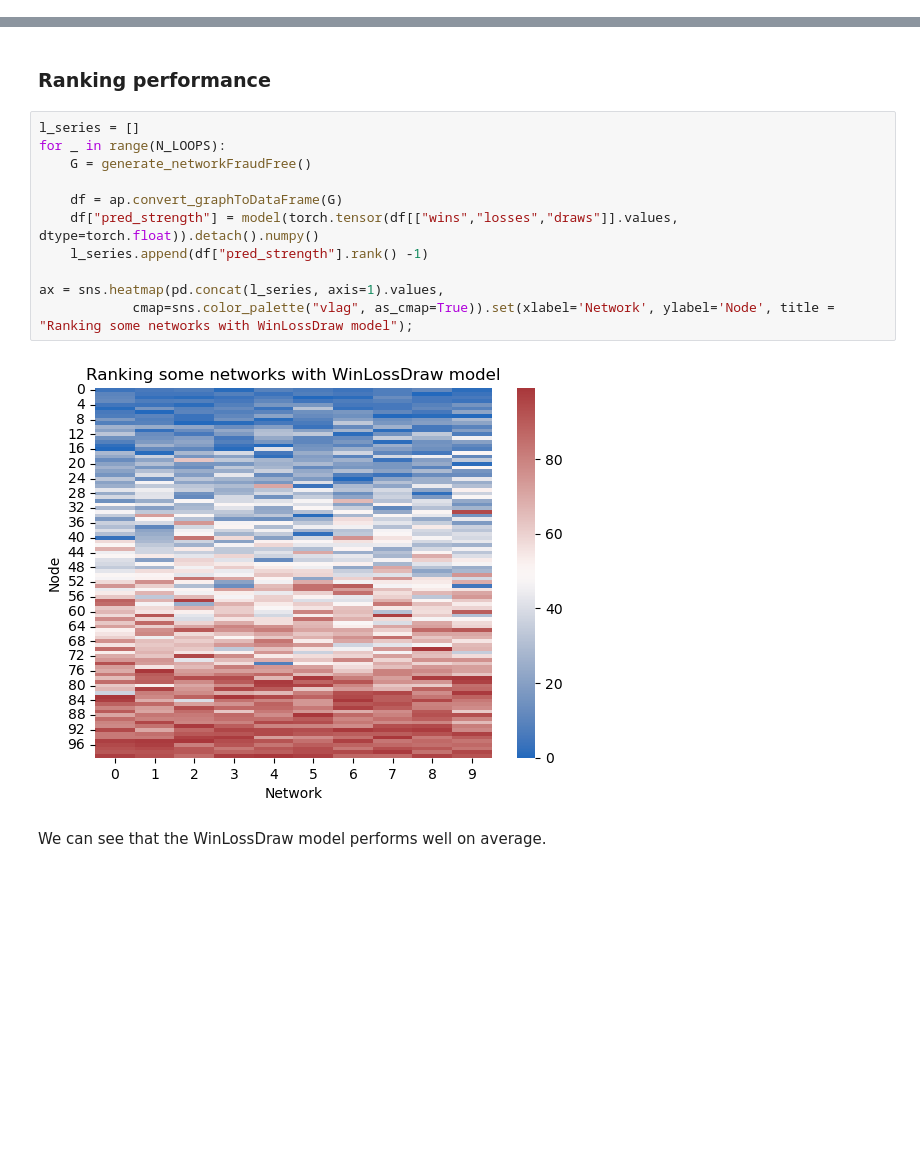
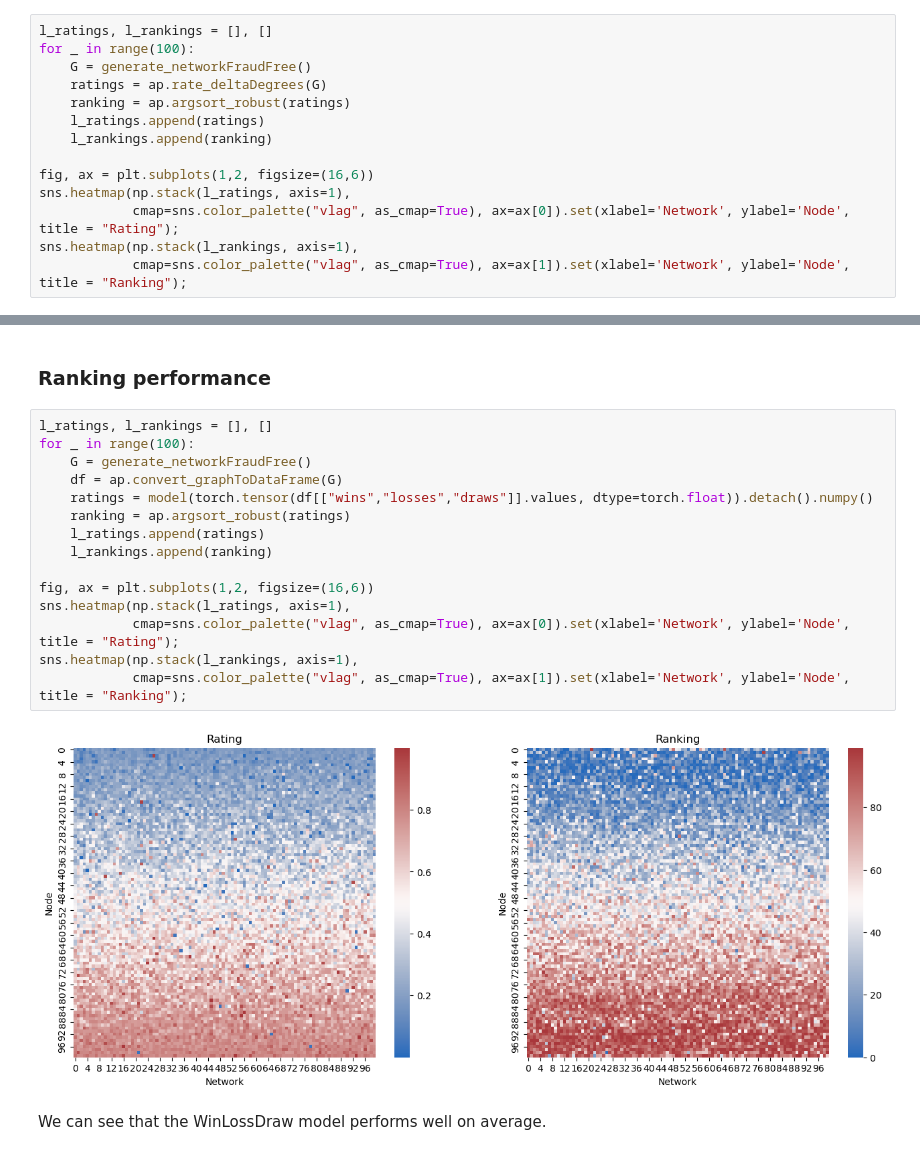
Before and after one commit to PierrickLeroy/mma-graph, a Jupyter notebook: random_net_dumb_fraudster.ipynb, the cells around one changed output, grey strips where cells are left out. Drawn from its saved outputs; the diff is of its cells as text; blank space fills up the shorter version.

Commit message:
added kendall tau normalized and heatmap rankings for all model

```diff
--- a/random_net_dumb_fraudster.ipynb
+++ b/random_net_dumb_fraudster.ipynb
@@ -108,3 +108,17 @@ def save_results(a_fraudster, a_random, list_series, model_type):
 ## 1.1 Delta degrees ranking
 # %% [markdown]
 ### Ranking performance
+# %%
+l_ratings, l_rankings = [], []
+for _ in range(100):
+    G = generate_networkFraudFree()
+    ratings = ap.rate_deltaDegrees(G)
+    ranking = ap.argsort_robust(ratings)
+    l_ratings.append(ratings)
+    l_rankings.append(ranking)
+
+fig, ax = plt.subplots(1,2, figsize=(16,6))
+sns.heatmap(np.stack(l_ratings, axis=1),
+            cmap=sns.color_palette("vlag", as_cmap=True), ax=ax[0]).set(xlabel='Network', ylabel='Node', title = "Rating");
+sns.heatmap(np.stack(l_rankings, axis=1),
+            cmap=sns.color_palette("vlag", as_cmap=True), ax=ax[1]).set(xlabel='Network', ylabel='Node', title = "Ranking");
@@ -269,18 +285,22 @@ Text(0.5, 1.0, 'Offset t')
 # %% [markdown]
 ### Ranking performance
 # %%
-l_series = []
-for _ in range(N_LOOPS):
+l_ratings, l_rankings = [], []
+for _ in range(100):
     G = generate_networkFraudFree()
+    df = ap.convert_graphToDataFrame(G)
+    ratings = model(torch.tensor(df[["wins","losses","draws"]].values, dtype=torch.float)).detach().numpy()
+    ranking = ap.argsort_robust(ratings)
+    l_ratings.append(ratings)
+    l_rankings.append(ranking)
 
-    df = ap.convert_graphToDataFrame(G)
-    df["pred_strength"] = model(torch.tensor(df[["wins","losses","draws"]].values, dtype=torch.float)).detach().numpy()
-    l_series.append(df["pred_strength"].rank() -1)
-
-ax = sns.heatmap(pd.concat(l_series, axis=1).values,
-            cmap=sns.color_palette("vlag", as_cmap=True)).set(xlabel='Network', ylabel='Node', title = "Ranking some networks with WinLossDraw model");
+fig, ax = plt.subplots(1,2, figsize=(16,6))
+sns.heatmap(np.stack(l_ratings, axis=1),
+            cmap=sns.color_palette("vlag", as_cmap=True), ax=ax[0]).set(xlabel='Network', ylabel='Node', title = "Rating");
+sns.heatmap(np.stack(l_rankings, axis=1),
+            cmap=sns.color_palette("vlag", as_cmap=True), ax=ax[1]).set(xlabel='Network', ylabel='Node', title = "Ranking");
 # %% [output]
-[figure, old version]
+[figure, new version]
 # %% [markdown]
 We can see that the WinLossDraw model performs well on average.
 # %%
```
Also changed, not shown: parts of 13 cells of this notebook.
